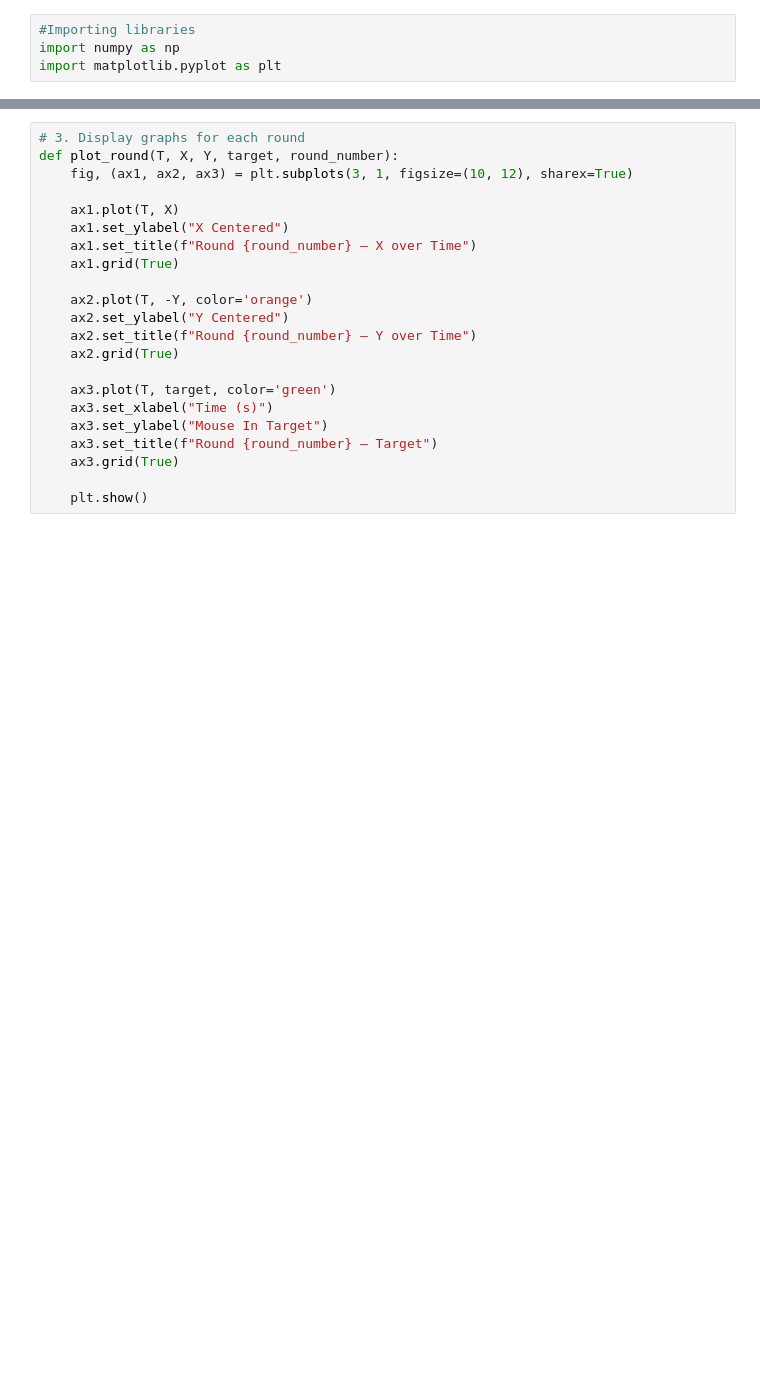
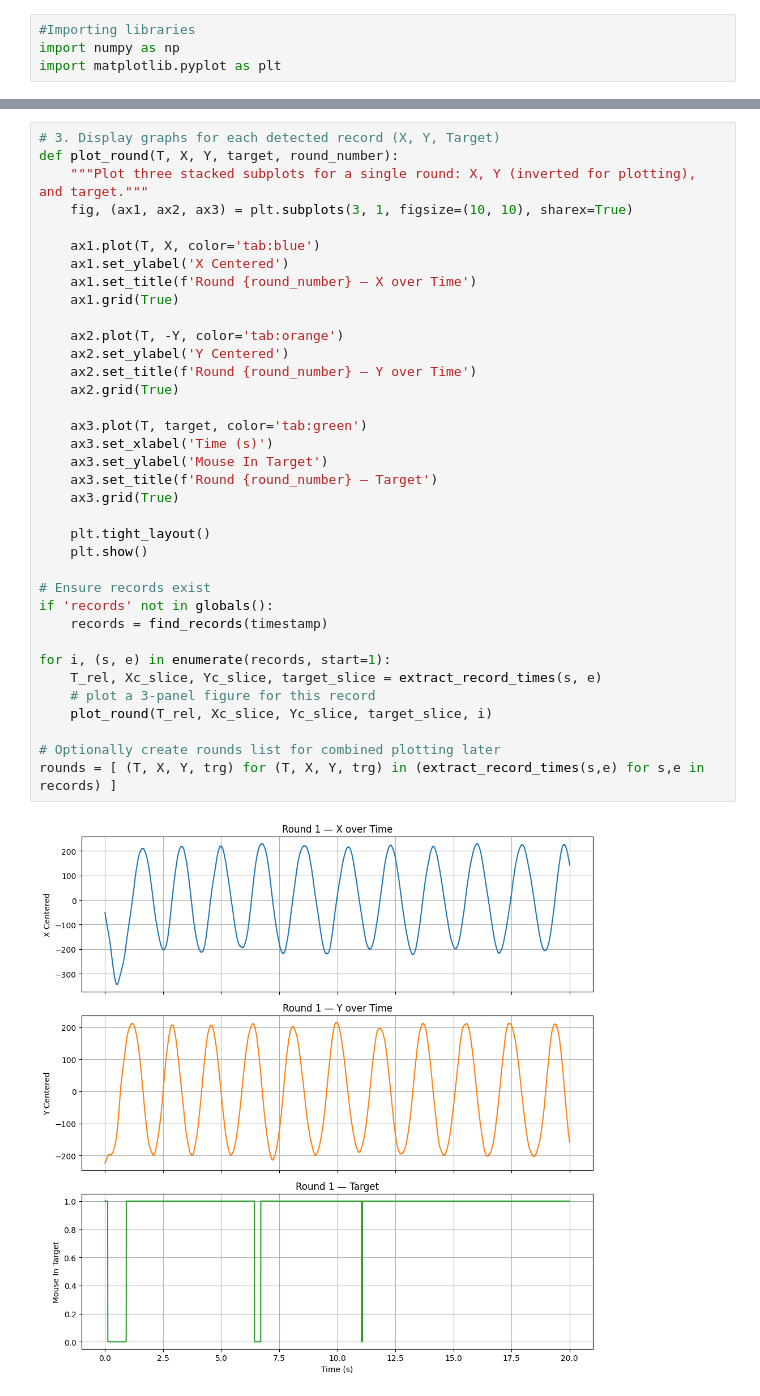
Before and after one commit to HugoDuc-student/Circular_Task_Assignment, a Jupyter notebook: Position_Over_Time_Graph.ipynb, the cells around one changed output, grey strips where cells are left out. Cells and saved outputs as stored; diff of their text form; blank space fills up the shorter version.

```diff
--- a/Position_Over_Time_Graph.ipynb
+++ b/Position_Over_Time_Graph.ipynb
@@ -38,22 +118,38 @@ rounds = [process_round(blank[start:end]) for start, end in round_indices]
 # %%
-# 3. Display graphs for each round
+# 3. Display graphs for each detected record (X, Y, Target)
 def plot_round(T, X, Y, target, round_number):
-    fig, (ax1, ax2, ax3) = plt.subplots(3, 1, figsize=(10, 12), sharex=True)
+    """Plot three stacked subplots for a single round: X, Y (inverted for plotting), and target."""
+    fig, (ax1, ax2, ax3) = plt.subplots(3, 1, figsize=(10, 10), sharex=True)
 
-    ax1.plot(T, X)
-    ax1.set_ylabel("X Centered")
-    ax1.set_title(f"Round {round_number} – X over Time")
+    ax1.plot(T, X, color='tab:blue')
+    ax1.set_ylabel('X Centered')
+    ax1.set_title(f'Round {round_number} — X over Time')
     ax1.grid(True)
 
-    ax2.plot(T, -Y, color='orange')
-    ax2.set_ylabel("Y Centered")
-    ax2.set_title(f"Round {round_number} – Y over Time")
+    ax2.plot(T, -Y, color='tab:orange')
+    ax2.set_ylabel('Y Centered')
+    ax2.set_title(f'Round {round_number} — Y over Time')
     ax2.grid(True)
 
-    ax3.plot(T, target, color='green')
-    ax3.set_xlabel("Time (s)")
-    ax3.set_ylabel("Mouse In Target")
-    ax3.set_title(f"Round {round_number} – Target")
+    ax3.plot(T, target, color='tab:green')
+    ax3.set_xlabel('Time (s)')
+    ax3.set_ylabel('Mouse In Target')
+    ax3.set_title(f'Round {round_number} — Target')
     ax3.grid(True)
 
+    plt.tight_layout()
     plt.show()
+
+# Ensure records exist
+if 'records' not in globals():
+    records = find_records(timestamp)
+
+for i, (s, e) in enumerate(records, start=1):
+    T_rel, Xc_slice, Yc_slice, target_slice = extract_record_times(s, e)
+    # plot a 3-panel figure for this record
+    plot_round(T_rel, Xc_slice, Yc_slice, target_slice, i)
+
+# Optionally create rounds list for combined plotting later
+rounds = [ (T, X, Y, trg) for (T, X, Y, trg) in (extract_record_times(s,e) for s,e in records) ]
+# %% [output]
+[figure, added]
```
Also changed, not shown: parts of 9 cells of this notebook, 3 other files.
